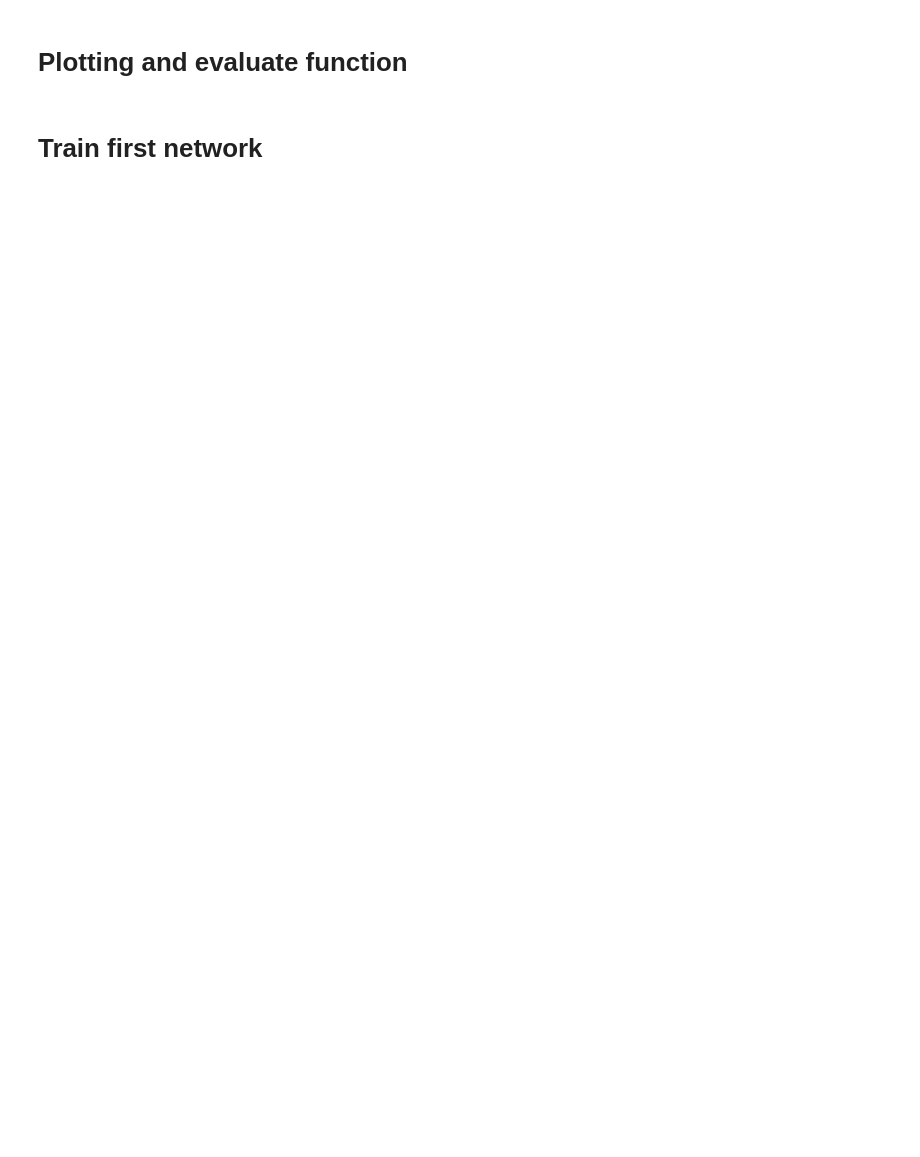
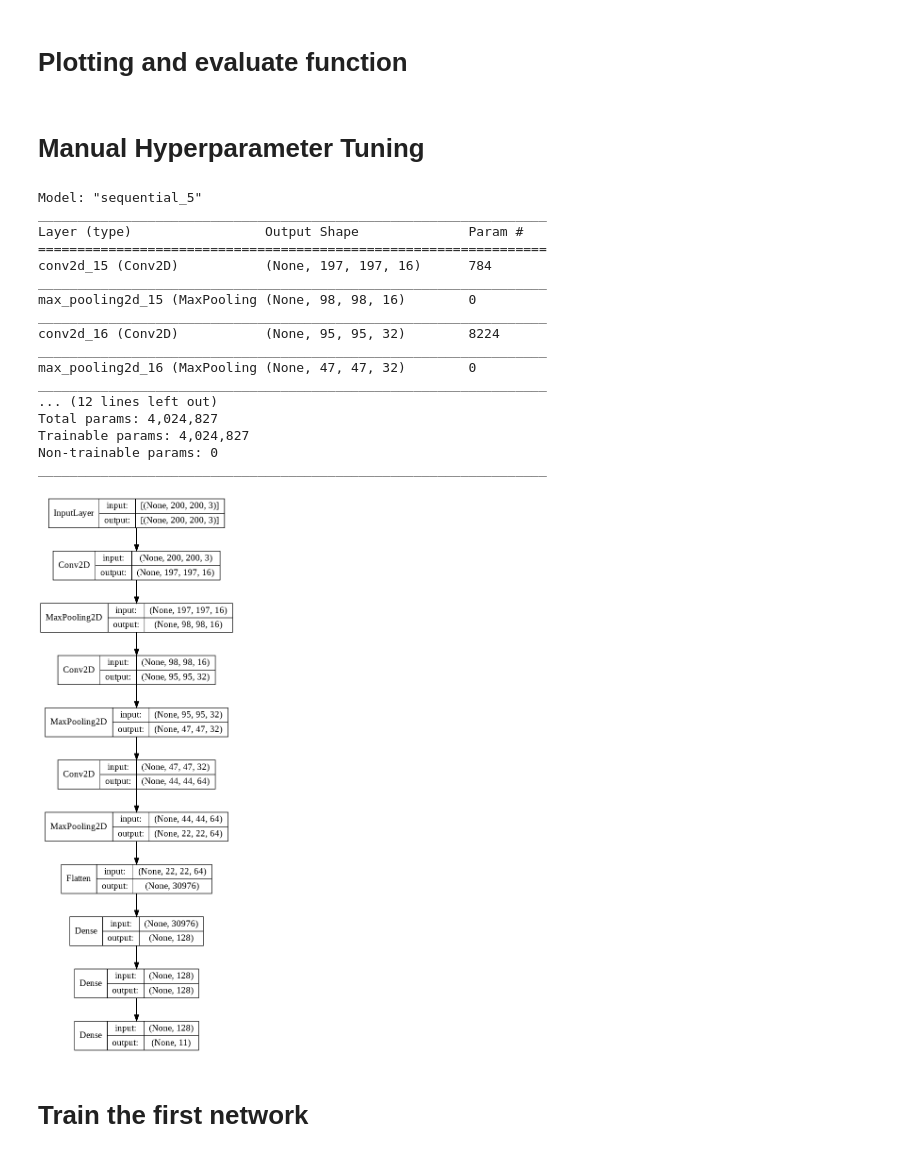
Before and after one commit to LukasBeiske/project_Flowers-299, a Jupyter notebook: hyperparameter_tuning.ipynb, the cells around one changed output. Drawn from its saved outputs; the diff is of its cells as text; code cells hidden in the pictures; blank space fills up the shorter version.

Commit message:
Update after hyperparameter search via colab; add example images

```diff
--- a/hyperparameter_tuning.ipynb
+++ b/hyperparameter_tuning.ipynb
@@ -209,44 +289,70 @@ def evaluate(X_test, Y_test, label):
 # %% [markdown]
-# Train first network
+# Manual Hyperparameter Tuning
 # %%
 from tensorflow.keras.models import Sequential
-from tensorflow.keras.layers import Dense, Dropout, Activation, Flatten, Conv2D, MaxPooling2D
+from tensorflow.keras.layers import Dense, Activation, Flatten, Conv2D, MaxPooling2D
+from tensorflow.python.keras.utils.vis_utils import plot_model
+from IPython.display import Image
 
 nb_epoch = 40
 batch_size = 128
+nb_pool = 2 # larger pooling decreases image resolution too fast
 
-# number of convolutional filters to use
-nb_filters = 64
-# number of nodes for dense layers
+# Parameters for grid searches (among others)
+nb_filters = 16
+nb_conv = 4
 dense_nodes = 128
-# dropout rate
-rate_do = 0.3
-
-# convolution kernel size
-nb_conv = 4
-#size of pooling area for max pooling
-nb_pool = 2
 
 
 # Manually trying some structures leads to something like this working quite well
-# (2 dense layers does improve the result)
+# previously we performed GSs for structres like nb_filters = (64, 32, 16)
+# but this new structure like (16, 32, 64) performs significantly better.
+# Therefore, we discarded the old structure.
+
+# non-unit stride (combined with bigger kernal size) did not improve accuracy
+
+# 2 dense layers do improve the result, 3 do not help much compared to 2
+
+# manually variing batch_size and learning_rate resulted in the settings used here
+
 layers_base = [
     Conv2D(nb_filters, kernel_size=nb_conv, padding='valid', activation='relu', input_shape=shape_ord),
     MaxPooling2D(pool_size=nb_pool),
-    Conv2D(nb_filters / 2, kernel_size=nb_conv, padding='valid', activation='relu'),
+    Conv2D(nb_filters * 2, kernel_size=nb_conv, padding='valid', activation='relu'),
     MaxPooling2D(pool_size=nb_pool),
-    Conv2D(nb_filters / 4, kernel_size=nb_conv, padding='valid', activation='relu'),
+    Conv2D(nb_filters * 4, kernel_size=nb_conv, padding='valid', activation='relu'),
     MaxPooling2D(pool_size=nb_pool),
     Flatten(),
-    Dropout(rate_do),
     Dense(dense_nodes, activation='relu'),
-    Dropout(rate_do),
-    Dense(dense_nodes, activation='relu'),
-    Dropout(rate_do),
+    Dense(dense_nodes, activation='relu'), # No dropout before the output layer -> too few weights
     Dense(len(flowers), activation='softmax')
 ]
 
+model = Sequential(layers_base)
+opt = tf.keras.optimizers.Adam(learning_rate=0.001) # this is the default setting for the adam optimizer
+# learning_rate=0.01 does not work at all
+# learning_rate=0.0001 is too slow considering our available resources (after 100 epochs val_accuracy still < 0.70)
+model.compile(loss='categorical_crossentropy', optimizer=opt, metrics=['accuracy'])
+model.summary()
 
-model = Sequential(layers_base)
-model.compile(loss='categorical_crossentropy', optimizer='adam', metrics=['accuracy'])
-model.summary()
+plot_model(model, to_file=path+"first_model.png", show_shapes=True, show_layer_names=False)
+Image(path+"first_model.png")
+# %% [output]
+Model: "sequential_5"
+_________________________________________________________________
+Layer (type)                 Output Shape              Param #
+=================================================================
+conv2d_15 (Conv2D)           (None, 197, 197, 16)      784
+_________________________________________________________________
+max_pooling2d_15 (MaxPooling (None, 98, 98, 16)        0
+_________________________________________________________________
+conv2d_16 (Conv2D)           (None, 95, 95, 32)        8224
+_________________________________________________________________
+max_pooling2d_16 (MaxPooling (None, 47, 47, 32)        0
+_________________________________________________________________
+... (12 lines left out)
+Total params: 4,024,827
+Trainable params: 4,024,827
+Non-trainable params: 0
+_________________________________________________________________
+[figure, added]
@@ -253 +363,3 @@ model.summary()
+# %% [markdown]
+# Train the first network
 # %%
```
Also changed, not shown: parts of 81 cells of this notebook, 13 other files.
